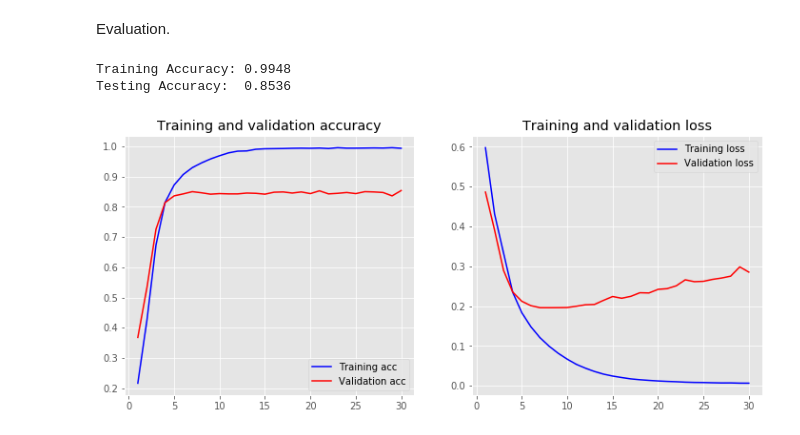
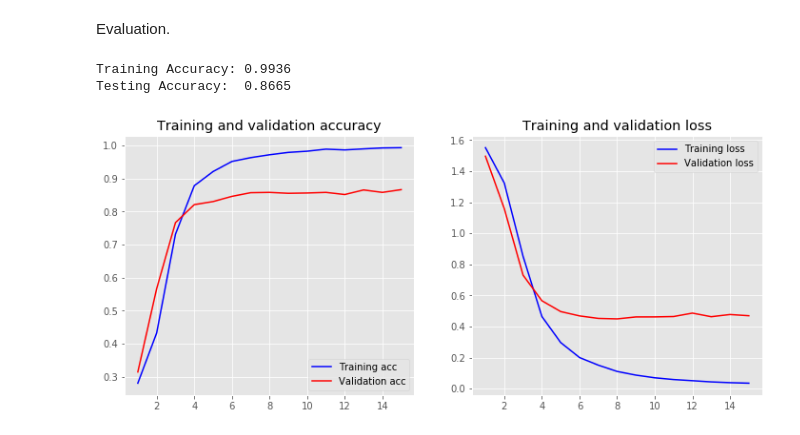
Before and after one commit to alexlimatds/text_classification_notebooks, a Jupyter notebook: finance complaints with Keras - embeddings and max pool.ipynb, the cells around one changed output. Drawn from its saved outputs; the diff is of its cells as text; code cells hidden in the pictures.

Commit message:
Standardizing and pooling changes
-Standardizing fo the text preprocessing and the selection of training and test sets.
-Replacing GlobalMaxPool1D with MaxPool1D.

```diff
--- a/finance complaints with Keras - embeddings and max pool.ipynb
+++ b/finance complaints with Keras - embeddings and max pool.ipynb
@@ -64,7 +95,9 @@ encoder.fit(df['category_id'])
 encoded_Y = encoder.transform(df['category_id'])
 Y = np_utils.to_categorical(encoded_Y)
 
-sss = StratifiedShuffleSplit(n_splits=1, test_size=0.3)
+sss = StratifiedShuffleSplit(n_splits=1,
+                             test_size=0.3,
+                             random_state=0)
 for train_index, test_index in sss.split(text, Y):
     train_sentences = text.loc[train_index]
     Y_train = Y[train_index]
@@ -144,13 +183,14 @@ model = Sequential()
 model.add(layers.Embedding(input_dim=vocab_size,
                            output_dim=embedding_dim,
                            input_length=max_len))
-model.add(layers.GlobalMaxPool1D())
-model.add(layers.Dense(10,
+model.add(layers.MaxPool1D(pool_size=10))
+model.add(layers.Flatten())
+model.add(layers.Dense(30,
                        activation='relu'))
 model.add(layers.Dense(5,
-                       activation='sigmoid'))
+                       activation='softmax'))
 model.compile(optimizer='adam',
-              loss='binary_crossentropy',
-              metrics=['categorical_accuracy'])
+              loss='categorical_crossentropy',
+              metrics=['accuracy'])
 model.summary()
 # %% [output]
@@ -176,8 +218,8 @@ Training the model.
 %%time
 history = model.fit(X_train,
                     Y_train,
-                    epochs=30,
+                    epochs=15,
                     verbose=False,
                     validation_data=(X_test, Y_test),
-                    batch_size=10)
+                    batch_size=32)
 # %% [output]
@@ -189,39 +231,39 @@ Evaluation.
 plt.style.use('ggplot')
 
 def plot_history(history):
-    acc = history.history['categorical_accuracy']
-    val_acc = history.history['val_categorical_accuracy']
+    acc = history.history['accuracy']
+    val_acc = history.history['val_accuracy']
     loss = history.history['loss']
     val_loss = history.history['val_loss']
     x = range(1, len(acc) + 1)
 
     plt.figure(figsize=(12, 5))
     plt.subplot(1, 2, 1)
     plt.plot(x, acc, 'b', label='Training acc')
     plt.plot(x, val_acc, 'r', label='Validation acc')
     plt.title('Training and validation accuracy')
     plt.legend()
     plt.subplot(1, 2, 2)
     plt.plot(x, loss, 'b', label='Training loss')
     plt.plot(x, val_loss, 'r', label='Validation loss')
     plt.title('Training and validation loss')
     plt.legend()
 
 loss, accuracy = model.evaluate(X_train,
                                 Y_train,
                                 verbose=False)
 print("Training Accuracy: {:.4f}".format(accuracy))
 
 loss, accuracy = model.evaluate(X_test,
                                 Y_test,
                                 verbose=False)
 print("Testing Accuracy:  {:.4f}".format(accuracy))
 
 plot_history(history)
 # %% [output]
-Training Accuracy: 0.9948
-Testing Accuracy:  0.8536
+Training Accuracy: 0.9936
+Testing Accuracy:  0.8665
-[figure, old version]
+[figure, new version]
 # %%
 from sklearn.metrics import accuracy_score, confusion_matrix
 
```
Also changed, not shown: parts of 14 cells of this notebook.
